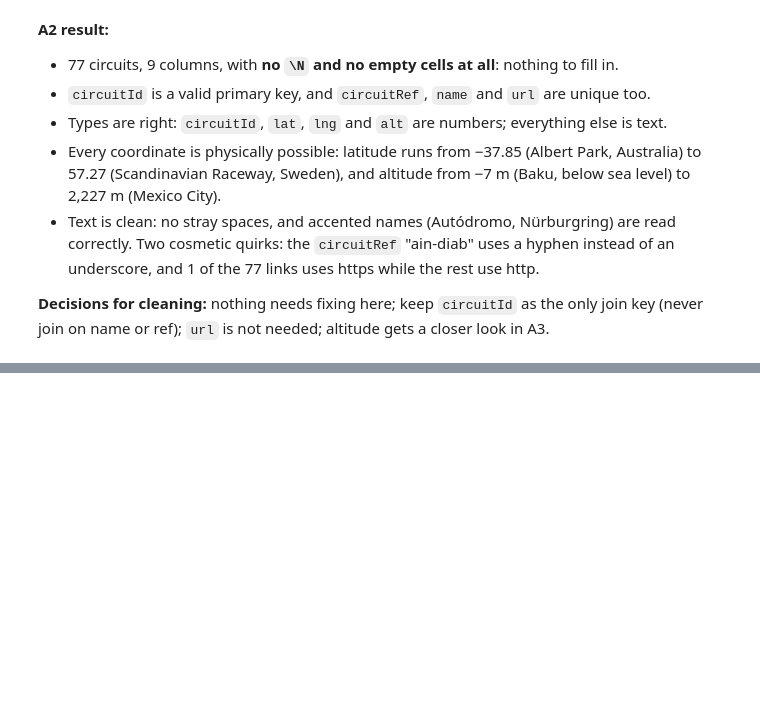
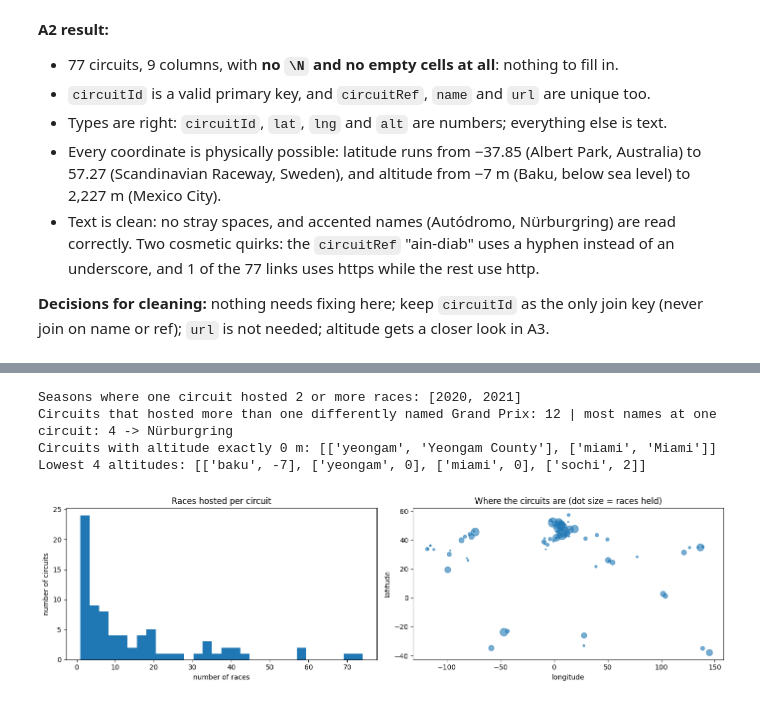
Before and after one commit to sal-tarek/ACL_F1_Predictions, a Jupyter notebook: sasa-dany-ms1-pre-cleaning.ipynb, the cells around one changed output, grey strips where cells are left out. Cells and saved outputs as stored; diff of their text form; code cells hidden in the pictures; blank space fills up the shorter version.

```diff
--- a/sasa-dany-ms1-pre-cleaning.ipynb
+++ b/sasa-dany-ms1-pre-cleaning.ipynb
@@ -320,0 +326,75 @@ url starting with https: 1 | with http: 76
+# %%
+# ==========================================================================================
+# A3 · circuits + races: how often was each circuit used, when, and where?
+# ==========================================================================================
+
+# Why: question 1 ranks circuits, so we need to know how many races each circuit hosted.
+# A circuit with only 3 races cannot be ranked fairly against one with 70.
+ci = as_num(raw["circuits"])          # exploring copy of circuits (raw stays untouched)
+
+# ---------- 1. For every circuit: how many races, first season, last season ----------
+rc = races.groupby("circuitId").agg(races=("raceId", "size"),      # number of Grands Prix held there
+                                    first=("year", "min"),         # first season at this circuit
+                                    last=("year", "max"))          # last season at this circuit
+ci2 = ci.merge(rc, left_on="circuitId", right_index=True, how="left")   # attach the counts to the circuits table (a copy)
+
+print("Circuits that never hosted a race:", ci2.races.isna().sum(),
+      "| hosted exactly one race:", (ci2.races == 1).sum())
+display(ci2.nlargest(5, "races")[["name", "races", "first", "last"]])      # the 5 most used circuits
+display(ci2[ci2.races == 1][["name", "country", "first"]])                 # the one-off circuits
+
+# ---------- 2. Before and after 2014: which circuits were used? ----------
+# Question 1 compares the era up to 2013 with the era from 2014 on, so we count races per circuit in each era
+n_early = races[races.year <= 2013].groupby("circuitId").size()    # races per circuit, seasons up to 2013
+n_modern = races[races.year >= 2014].groupby("circuitId").size()   # races per circuit, seasons from 2014
+both = sorted(set(n_early.index) & set(n_modern.index))            # circuits used in BOTH eras
+print("Circuits used up to 2013:", len(n_early), "| from 2014:", len(n_modern))
+print("Used in both eras:", len(both),
+      "| only up to 2013:", len(n_early) - len(both), "| only from 2014:", len(n_modern) - len(both))
+new_circuits = sorted(set(n_modern.index) - set(n_early.index))     # circuits that appear for the first time after 2013
+print("Circuits that first appear from 2014:", ci.set_index("circuitId").name.reindex(new_circuits).tolist())
+
+# How many circuits have enough races to be ranked? (at least 1, 5 or 10 races)
+enough = pd.DataFrame(
+    {f"at least {k} races": [int((n_early >= k).sum()), int((n_modern >= k).sum()),
+                             int(((n_early.reindex(both) >= k) & (n_modern.reindex(both) >= k)).sum())]
+     for k in [1, 5, 10]},
+    index=["up to 2013", "from 2014", "in BOTH eras"])
+display(enough)
+
+# ---------- 3. Does a circuit ever host two races in the same season? ----------
+per_season = races.groupby("year").agg(races=("raceId", "size"), circuits=("circuitId", "nunique"))
+repeat = per_season[per_season.races > per_season.circuits]        # seasons with fewer circuits than races
+print("Seasons where one circuit hosted 2 or more races:", repeat.index.tolist())
+
+# ---------- 4. Does one circuit host Grands Prix with different names? ----------
+names_per_circuit = races.groupby("circuitId").name.nunique()      # how many different race names per circuit
+print("Circuits that hosted more than one differently named Grand Prix:", int((names_per_circuit > 1).sum()),
+      "| most names at one circuit:", int(names_per_circuit.max()),
+      "->", ci.set_index("circuitId").name[names_per_circuit.idxmax()])
+
+# ---------- 5. Altitude: how many circuits sit at or near sea level? ----------
+print("Circuits with altitude exactly 0 m:", ci[ci.alt == 0][["circuitRef", "location"]].values.tolist())
+print("Lowest 4 altitudes:", ci.sort_values("alt")[["circuitRef", "alt"]].head(4).values.tolist())
+
+# ---------- 6. Plots (saved for the report) ----------
+os.makedirs("figures", exist_ok=True)
+fig, ax = plt.subplots(1, 2, figsize=(14, 4))
+ci2.races.plot.hist(bins=30, ax=ax[0], title="Races hosted per circuit")
+ax[0].set_xlabel("number of races")
+ax[0].set_ylabel("number of circuits")
+ax[1].scatter(ci2.lng, ci2.lat, s=ci2.races * 3, alpha=.6)        # each circuit is a dot; a bigger dot = more races
+ax[1].set_title("Where the circuits are (dot size = races held)")
+ax[1].set_xlabel("longitude")
+ax[1].set_ylabel("latitude")
+plt.tight_layout()
+plt.savefig("figures/A3_circuit_usage.png", dpi=120, bbox_inches="tight")
+plt.show()
+
+enough.T.plot.bar(figsize=(9, 4), rot=0, title="Circuits with enough races to be ranked, by era")
+plt.xlabel("minimum number of races at the circuit")
+plt.ylabel("number of circuits")
+plt.tight_layout()
+plt.savefig("figures/A3_circuits_by_era.png", dpi=120, bbox_inches="tight")
+plt.show()
+# %% [output]
@@ -320,0 +427,5 @@ url starting with https: 1 | with http: 76
+Seasons where one circuit hosted 2 or more races: [2020, 2021]
+Circuits that hosted more than one differently named Grand Prix: 12 | most names at one circuit: 4 -> Nürburgring
+Circuits with altitude exactly 0 m: [['yeongam', 'Yeongam County'], ['miami', 'Miami']]
+Lowest 4 altitudes: [['baku', -7], ['yeongam', 0], ['miami', 0], ['sochi', 2]]
+[figure, added]
```
Also changed, not shown: parts of 3 cells of this notebook.
